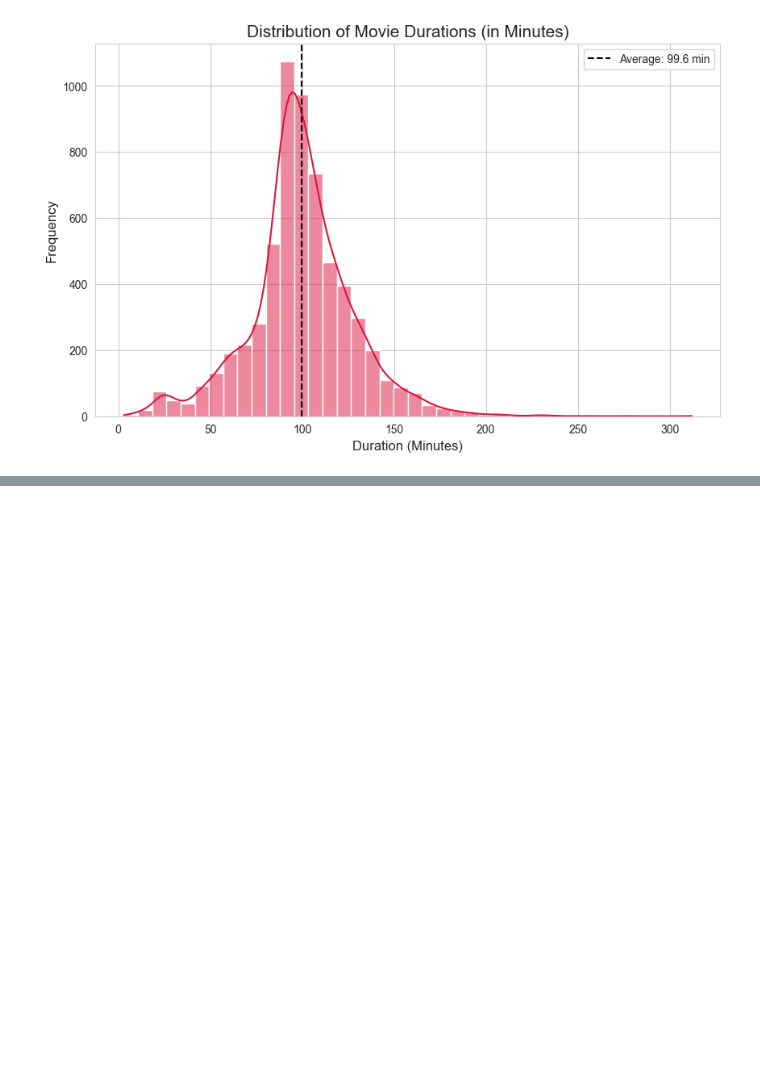
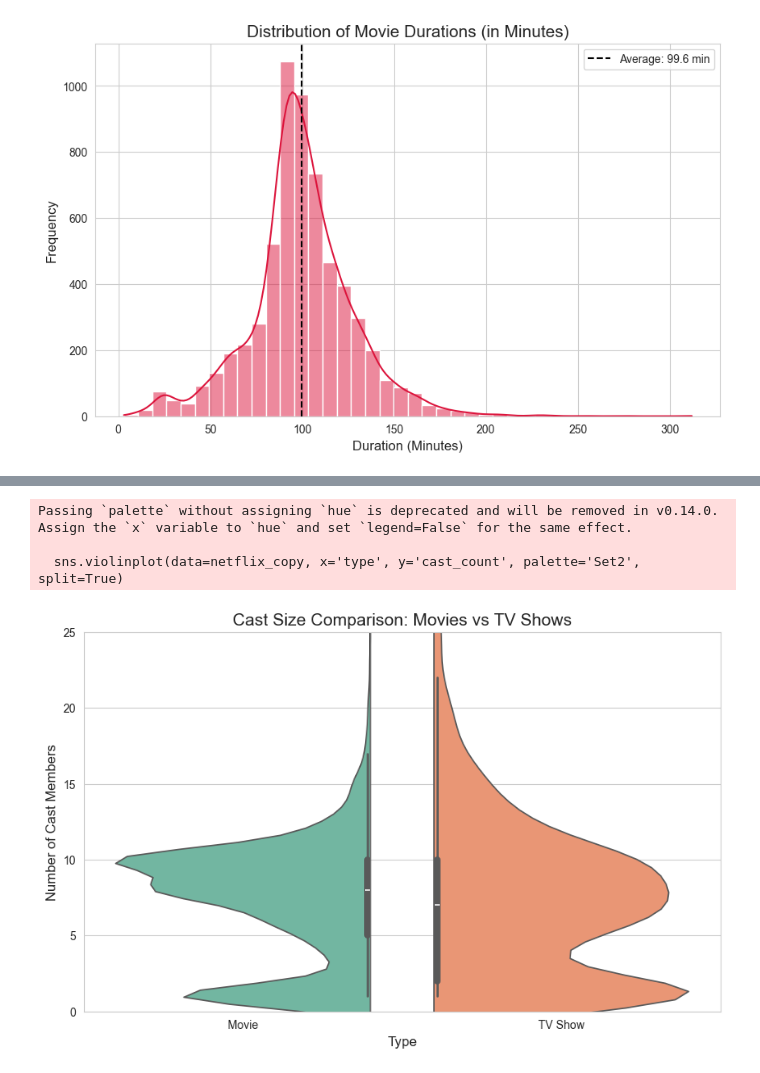
Before and after one commit to Janetjesy/Kaggle_netflix, a Jupyter notebook: netflix.ipynb, the cells around one changed output, grey strips where cells are left out. Cells and saved outputs as stored; diff of their text form; code cells hidden in the pictures; blank space fills up the shorter version.

```diff
--- a/netflix.ipynb
+++ b/netflix.ipynb
@@ -500,0 +559,17 @@ plt.show()
+# %%
+plt.figure(figsize=(10, 6))
+
+# Compare cast_count between the two types
+sns.violinplot(data=netflix_copy, x='type', y='cast_count', palette='Set2', split=True)
+
+plt.title('Cast Size Comparison: Movies vs TV Shows', fontsize=15)
+plt.xlabel('Type', fontsize=12)
+plt.ylabel('Number of Cast Members', fontsize=12)
+plt.ylim(0, 25) # Zoom in on the most common range
+
+plt.show()
+# %% [output]
+Passing `palette` without assigning `hue` is deprecated and will be removed in v0.14.0. Assign the `x` variable to `hue` and set `legend=False` for the same effect.
+
+  sns.violinplot(data=netflix_copy, x='type', y='cast_count', palette='Set2', split=True)
+[figure, added]
```
Also changed, not shown: parts of 9 cells of this notebook.
